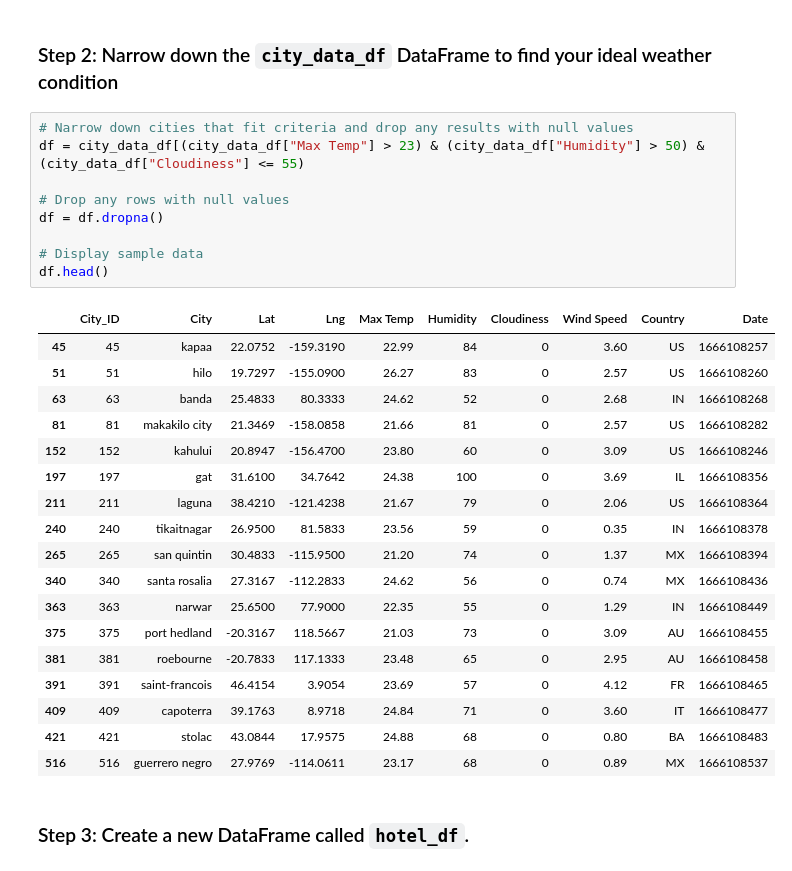
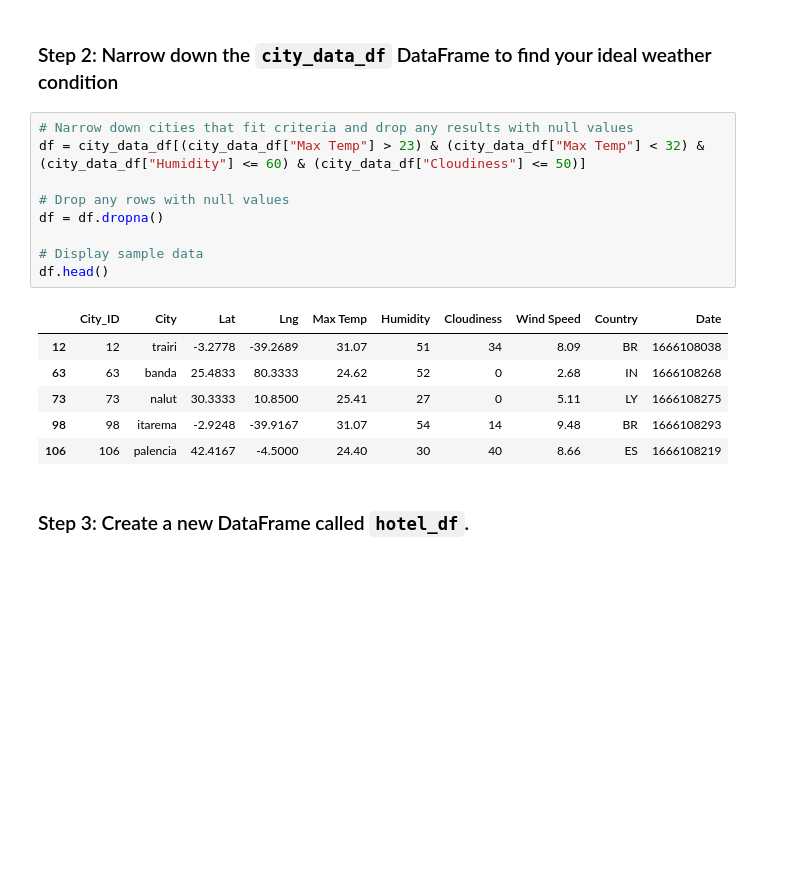
Before and after one commit to siobyrne/python-api-challenge, a Jupyter notebook: VacationPy.ipynb, the cells around one changed output. Saved outputs shown, nothing was run; the diff lists cells and outputs as text; blank space fills up the shorter version.

```diff
--- a/VacationPy.ipynb
+++ b/VacationPy.ipynb
@@ -57,32 +57,20 @@ map
 ### Step 2: Narrow down the `city_data_df` DataFrame to find your ideal weather condition
 # %%
 # Narrow down cities that fit criteria and drop any results with null values
-df = city_data_df[(city_data_df["Max Temp"] > 23) & (city_data_df["Humidity"] > 50) & (city_data_df["Cloudiness"] <= 55)
+df = city_data_df[(city_data_df["Max Temp"] > 23) & (city_data_df["Max Temp"] < 32) & (city_data_df["Humidity"] <= 60) & (city_data_df["Cloudiness"] <= 50)]
 
 # Drop any rows with null values
 df = df.dropna()
 
 # Display sample data
 df.head()
 # %% [output]
 |  | City_ID | City | Lat | Lng | Max Temp | Humidity | Cloudiness | Wind Speed | Country | Date |
-| 45 | 45 | kapaa | 22.0752 | -159.3190 | 22.99 | 84 | 0 | 3.60 | US | 1666108257 |
-| 51 | 51 | hilo | 19.7297 | -155.0900 | 26.27 | 83 | 0 | 2.57 | US | 1666108260 |
+| 12 | 12 | trairi | -3.2778 | -39.2689 | 31.07 | 51 | 34 | 8.09 | BR | 1666108038 |
 | 63 | 63 | banda | 25.4833 | 80.3333 | 24.62 | 52 | 0 | 2.68 | IN | 1666108268 |
-| 81 | 81 | makakilo city | 21.3469 | -158.0858 | 21.66 | 81 | 0 | 2.57 | US | 1666108282 |
-| 152 | 152 | kahului | 20.8947 | -156.4700 | 23.80 | 60 | 0 | 3.09 | US | 1666108246 |
-| 197 | 197 | gat | 31.6100 | 34.7642 | 24.38 | 100 | 0 | 3.69 | IL | 1666108356 |
-| 211 | 211 | laguna | 38.4210 | -121.4238 | 21.67 | 79 | 0 | 2.06 | US | 1666108364 |
-| 240 | 240 | tikaitnagar | 26.9500 | 81.5833 | 23.56 | 59 | 0 | 0.35 | IN | 1666108378 |
-| 265 | 265 | san quintin | 30.4833 | -115.9500 | 21.20 | 74 | 0 | 1.37 | MX | 1666108394 |
-| 340 | 340 | santa rosalia | 27.3167 | -112.2833 | 24.62 | 56 | 0 | 0.74 | MX | 1666108436 |
-| 363 | 363 | narwar | 25.6500 | 77.9000 | 22.35 | 55 | 0 | 1.29 | IN | 1666108449 |
-| 375 | 375 | port hedland | -20.3167 | 118.5667 | 21.03 | 73 | 0 | 3.09 | AU | 1666108455 |
-| 381 | 381 | roebourne | -20.7833 | 117.1333 | 23.48 | 65 | 0 | 2.95 | AU | 1666108458 |
-| 391 | 391 | saint-francois | 46.4154 | 3.9054 | 23.69 | 57 | 0 | 4.12 | FR | 1666108465 |
-| 409 | 409 | capoterra | 39.1763 | 8.9718 | 24.84 | 71 | 0 | 3.60 | IT | 1666108477 |
-| 421 | 421 | stolac | 43.0844 | 17.9575 | 24.88 | 68 | 0 | 0.80 | BA | 1666108483 |
-| 516 | 516 | guerrero negro | 27.9769 | -114.0611 | 23.17 | 68 | 0 | 0.89 | MX | 1666108537 |
+| 73 | 73 | nalut | 30.3333 | 10.8500 | 25.41 | 27 | 0 | 5.11 | LY | 1666108275 |
+| 98 | 98 | itarema | -2.9248 | -39.9167 | 31.07 | 54 | 14 | 9.48 | BR | 1666108293 |
+| 106 | 106 | palencia | 42.4167 | -4.5000 | 24.40 | 30 | 40 | 8.66 | ES | 1666108219 |
 # %% [markdown]
 ### Step 3: Create a new DataFrame called `hotel_df`.
 # %%
```
Also changed, not shown: parts of 4 cells of this notebook.
